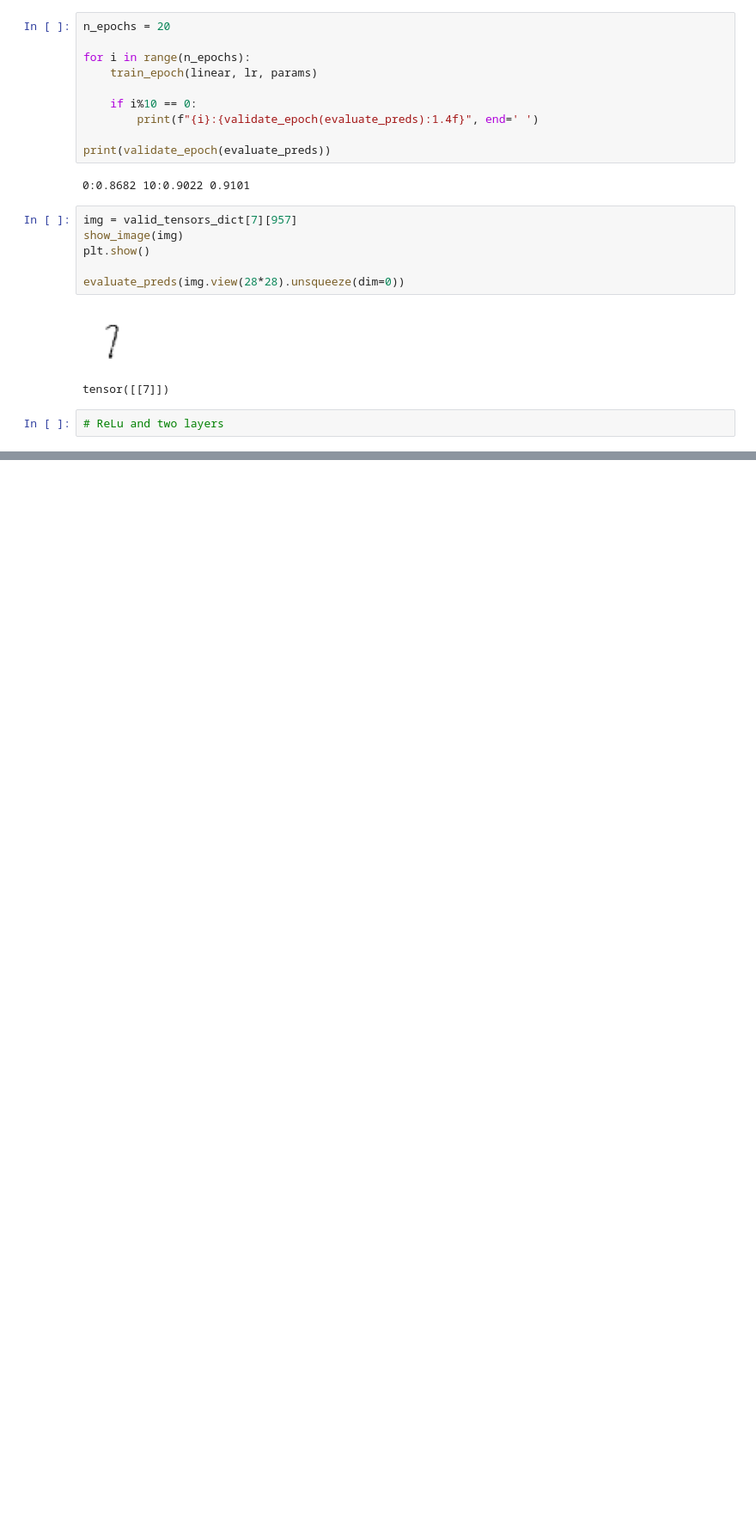
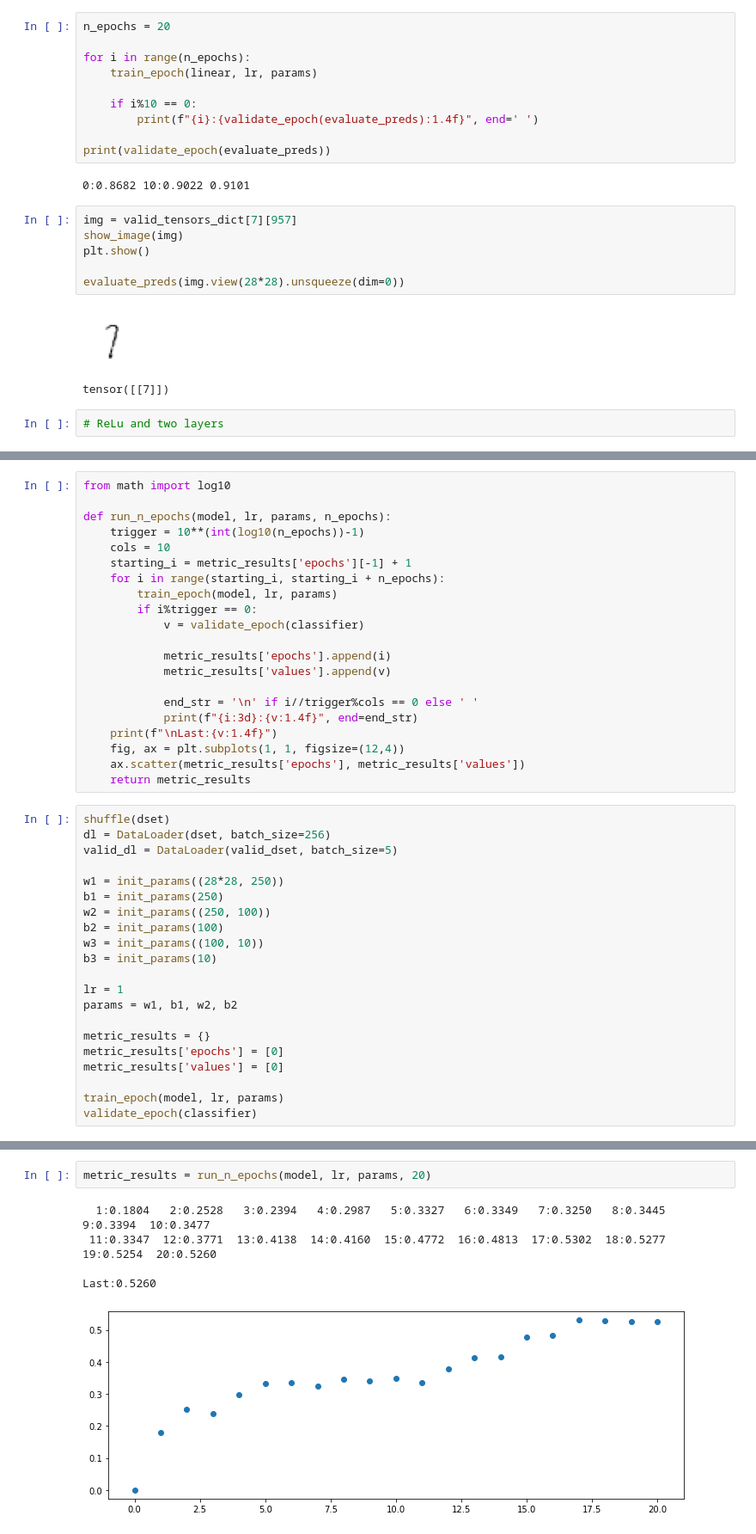
Before and after one commit to Aravinda89/fastai_bootcamp, a Jupyter notebook: BC2_1_MNIST_scratch.ipynb, the cells around one changed output, grey strips where cells are left out. Shown at 86% size. Saved outputs shown, nothing was run; the diff lists cells and outputs as text; blank space fills up the shorter version.

```diff
--- a/BC2_1_MNIST_scratch.ipynb
+++ b/BC2_1_MNIST_scratch.ipynb
@@ -380,0 +560,42 @@ w1.shape, b1.shape, w2.shape, b2.shape
+# %%
+from math import log10
+
+def run_n_epochs(model, lr, params, n_epochs):
+    trigger = 10**(int(log10(n_epochs))-1)
+    cols = 10
+    starting_i = metric_results['epochs'][-1] + 1
+    for i in range(starting_i, starting_i + n_epochs):
+        train_epoch(model, lr, params)
+        if i%trigger == 0:
+            v = validate_epoch(classifier)
+
+            metric_results['epochs'].append(i)
+            metric_results['values'].append(v)
+
+            end_str = '\n' if i//trigger%cols == 0 else ' '
+            print(f"{i:3d}:{v:1.4f}", end=end_str)
+    print(f"\nLast:{v:1.4f}")
+    fig, ax = plt.subplots(1, 1, figsize=(12,4))
+    ax.scatter(metric_results['epochs'], metric_results['values'])
+    return metric_results
+# %%
+shuffle(dset)
+dl = DataLoader(dset, batch_size=256)
+valid_dl = DataLoader(valid_dset, batch_size=5)
+
+w1 = init_params((28*28, 250))
+b1 = init_params(250)
+w2 = init_params((250, 100))
+b2 = init_params(100)
+w3 = init_params((100, 10))
+b3 = init_params(10)
+
+lr = 1
+params = w1, b1, w2, b2
+
+metric_results = {}
+metric_results['epochs'] = [0]
+metric_results['values'] = [0]
+
+train_epoch(model, lr, params)
+validate_epoch(classifier)
@@ -380,0 +604,8 @@ w1.shape, b1.shape, w2.shape, b2.shape
+# %%
+metric_results = run_n_epochs(model, lr, params, 20)
+# %% [output]
+  1:0.1804   2:0.2528   3:0.2394   4:0.2987   5:0.3327   6:0.3349   7:0.3250   8:0.3445   9:0.3394  10:0.3477
+ 11:0.3347  12:0.3771  13:0.4138  14:0.4160  15:0.4772  16:0.4813  17:0.5302  18:0.5277  19:0.5254  20:0.5260
+
+Last:0.5260
+[figure, added]
```
Also changed, not shown: parts of 11 cells of this notebook.
